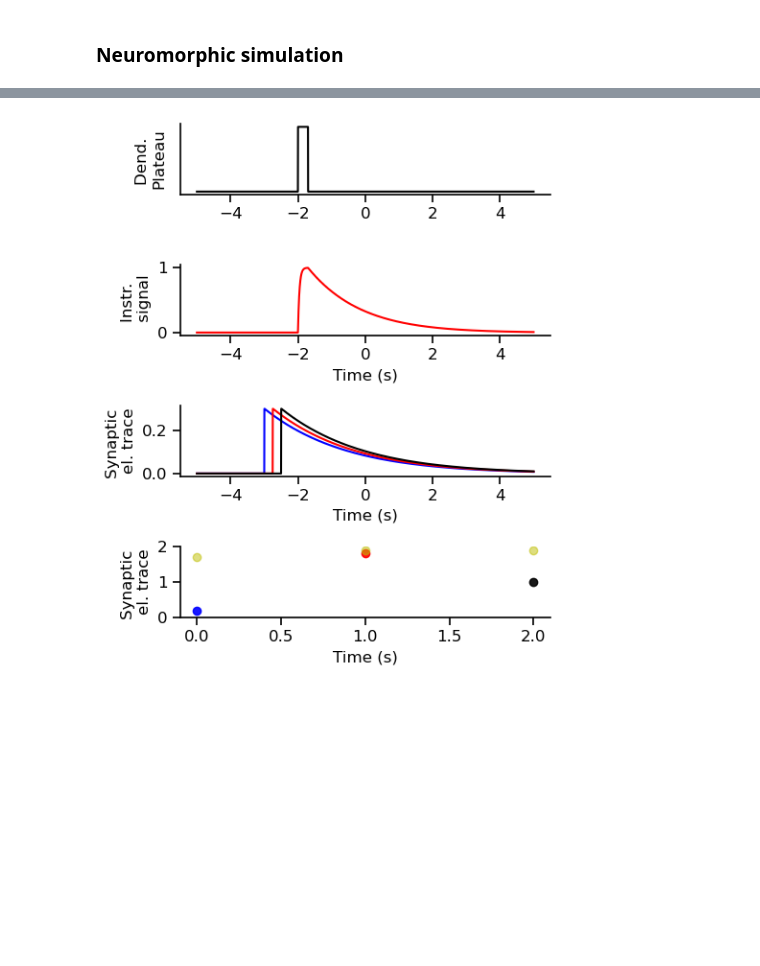
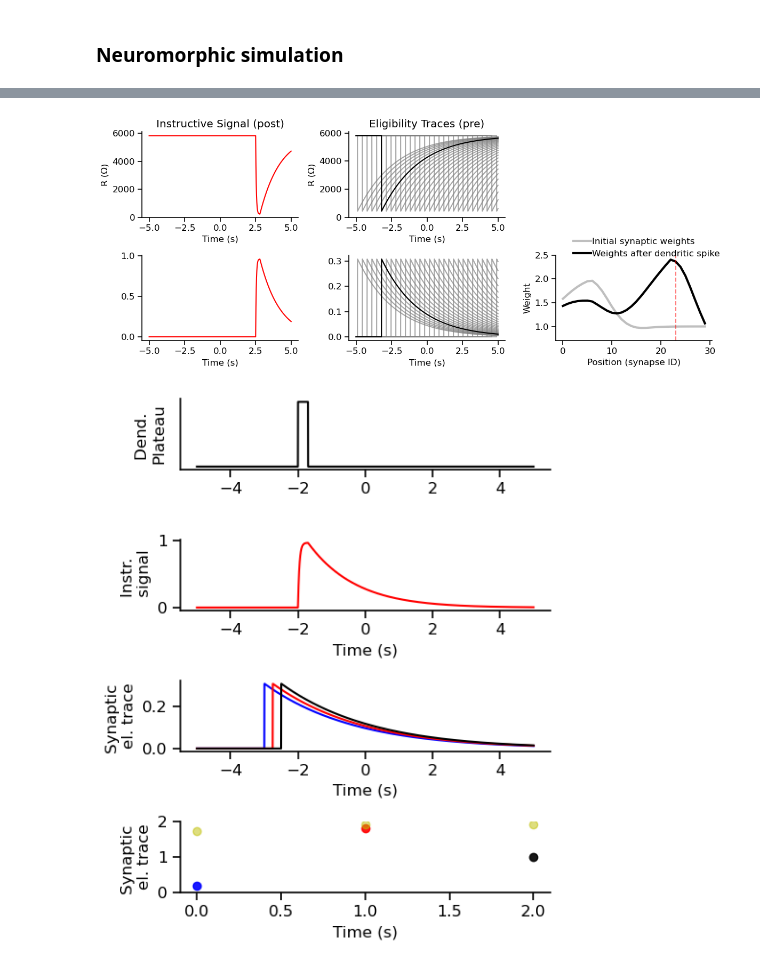
Before and after one commit to argalloni/Neuromorphic_simulations, a Jupyter notebook: DataVsSim.ipynb, the cells around one changed output, grey strips where cells are left out. Cells and saved outputs as stored; diff of their text form; code cells hidden in the pictures; blank space fills up the shorter version.

```diff
--- a/DataVsSim.ipynb
+++ b/DataVsSim.ipynb
@@ -1181,3 +1196,56 @@ plt.show()
+# %%
+# Plot simulation results
+
+line_color = [0.2,0.2,0.2]
+titles = {'ET':'Eligibility Traces (pre)', 'ET_R':'',
+          'IS':'Instructive Signal (post)', 'IS_R':'', 'W':'Weight'}
+
+time = np.arange(-T/2, T/2, dt)/1000
+
+fig,ax = plt.subplots(2,3,figsize=(12,5))
+plot_nr = (0,0)
+ax[plot_nr].plot(time, simulation_results2['IS_R'], c='r')
+ax[plot_nr].set_ylim(bottom=0)
+ax[plot_nr].set_ylabel('R (Ω)')
+ax[plot_nr].set_xlabel('Time (s)')
+ax[plot_nr].set_title(titles['IS'])
+
+plot_nr = (1,0)
+ax[plot_nr].plot(time, simulation_results2['IS'], c='r')
+ax[plot_nr].set_xlabel('Time (s)')
+# ax[plot_nr].set_title(titles['IS'])
+
+plot_nr = (0,1)
+ax[plot_nr].plot(time, simulation_results['ET_R'], c='gray', alpha=0.7)
+ax[plot_nr].plot(time, simulation_results['ET_R'][:,5], c='k')
+ax[plot_nr].set_ylim(bottom=0)
+ax[plot_nr].set_ylabel('R (Ω)')
+ax[plot_nr].set_xlabel('Time (s)')
+ax[plot_nr].set_title(titles['ET'])
+
+plot_nr = (1,1)
+ax[plot_nr].plot(time, simulation_results['ET'], c='gray', alpha=0.7)
+ax[plot_nr].plot(time, simulation_results['ET'][:,5], c='k')
+ax[plot_nr].set_xlabel('Time (s)')
+# ax[plot_nr].set_title(titles['ET'])
+
+plot_nr = (1,2)
+ax[plot_nr].plot(np.arange(num_synapses), simulation_results['W'][-1,:], c='gray', linewidth=3, alpha=0.5, label='Initial synaptic weights')
+ax[plot_nr].plot(np.arange(num_synapses), simulation_results2['W'][-1,:], c='k', linewidth=3, label='Weights after dendritic spike')
+ax[plot_nr].plot([23,23],[0.7,2.5],'--', c='r', alpha=0.5)
+ax[plot_nr].set_xlabel('Position (synapse ID)')
+ax[plot_nr].set_ylabel(titles['W'])
+ax[plot_nr].set_ylim([0.7,2.5])
+ax[plot_nr].legend(loc='upper right', bbox_to_anchor=(1.1, 1.3))
+
+ax[0,2].axis('off')
+
+plt.tight_layout()
+plt.show()
+
+fig.savefig('figures/neuromorphic_BTSP.png', dpi=300)
+# %% [output]
+[figure, added]
 # %%
 # Simple simulation (cf. BTSP eLife paper: Fig5 & Fig6-S3)
 
```
Also changed, not shown: parts of 5 cells of this notebook.
